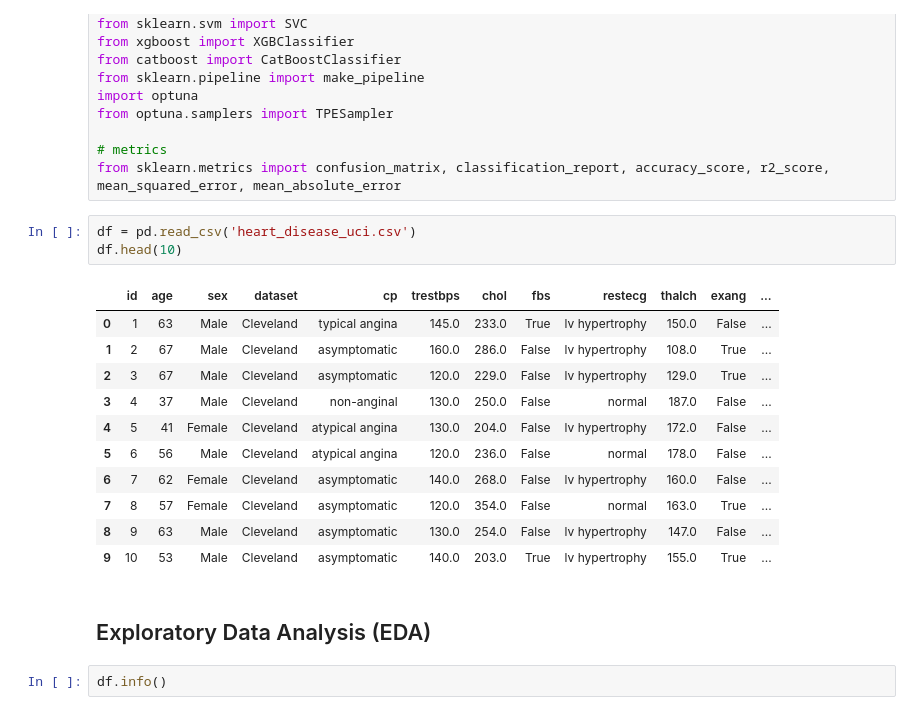
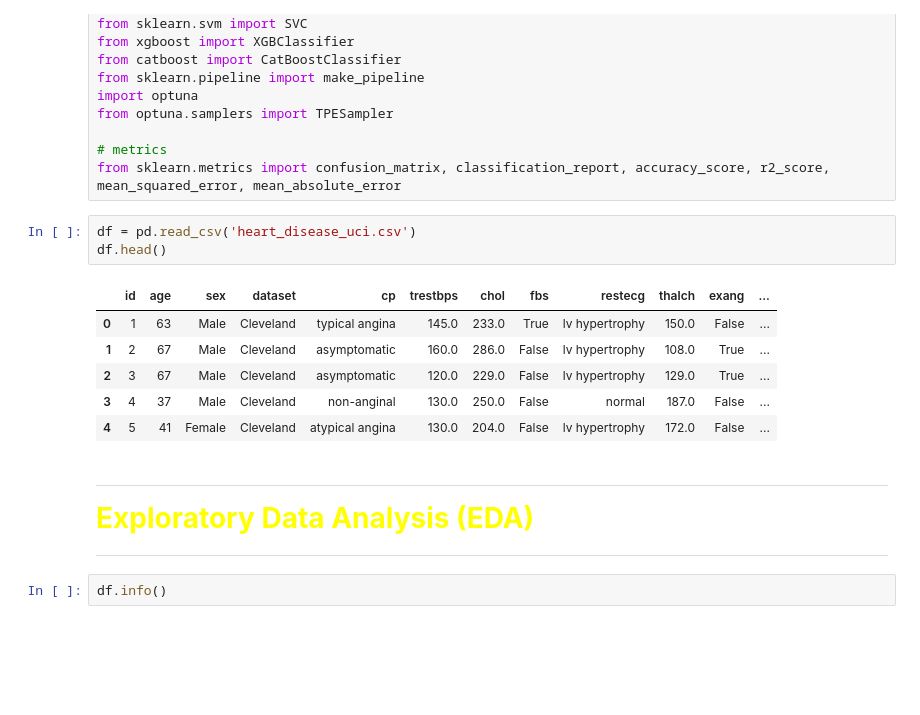
Before and after one commit to coderhyder17/Machine-Learning, a Jupyter notebook: Heart Disease project/heart_disease_project.ipynb, the cells around one changed output. Drawn from its saved outputs; the diff is of its cells as text; blank space fills up the shorter version.

```diff
--- a/Heart Disease project/heart_disease_project.ipynb
+++ b/Heart Disease project/heart_disease_project.ipynb
@@ -80,21 +99,19 @@ from optuna.samplers import TPESampler
 from sklearn.metrics import confusion_matrix, classification_report, accuracy_score, r2_score, mean_squared_error, mean_absolute_error
 # %%
 df = pd.read_csv('heart_disease_uci.csv')
-df.head(10)
+df.head()
 # %% [output]
 |  | id | age | sex | dataset | cp | trestbps | chol | fbs | restecg | thalch | exang | ... |
 | 0 | 1 | 63 | Male | Cleveland | typical angina | 145.0 | 233.0 | True | lv hypertrophy | 150.0 | False | ... |
 | 1 | 2 | 67 | Male | Cleveland | asymptomatic | 160.0 | 286.0 | False | lv hypertrophy | 108.0 | True | ... |
 | 2 | 3 | 67 | Male | Cleveland | asymptomatic | 120.0 | 229.0 | False | lv hypertrophy | 129.0 | True | ... |
 | 3 | 4 | 37 | Male | Cleveland | non-anginal | 130.0 | 250.0 | False | normal | 187.0 | False | ... |
 | 4 | 5 | 41 | Female | Cleveland | atypical angina | 130.0 | 204.0 | False | lv hypertrophy | 172.0 | False | ... |
-| 5 | 6 | 56 | Male | Cleveland | atypical angina | 120.0 | 236.0 | False | normal | 178.0 | False | ... |
-| 6 | 7 | 62 | Female | Cleveland | asymptomatic | 140.0 | 268.0 | False | lv hypertrophy | 160.0 | False | ... |
-| 7 | 8 | 57 | Female | Cleveland | asymptomatic | 120.0 | 354.0 | False | normal | 163.0 | True | ... |
-| 8 | 9 | 63 | Male | Cleveland | asymptomatic | 130.0 | 254.0 | False | lv hypertrophy | 147.0 | False | ... |
-| 9 | 10 | 53 | Male | Cleveland | asymptomatic | 140.0 | 203.0 | True | lv hypertrophy | 155.0 | True | ... |
 # %% [markdown]
-## Exploratory Data Analysis (EDA)
+---
+<span style="color: yellow; font-weight: bold; font-size: 200%;">Exploratory Data Analysis (EDA)</span>
+
+---
 # %%
 df.info()
 # %% [output]
```
Also changed, not shown: parts of 119 cells of this notebook, 3 other files.
